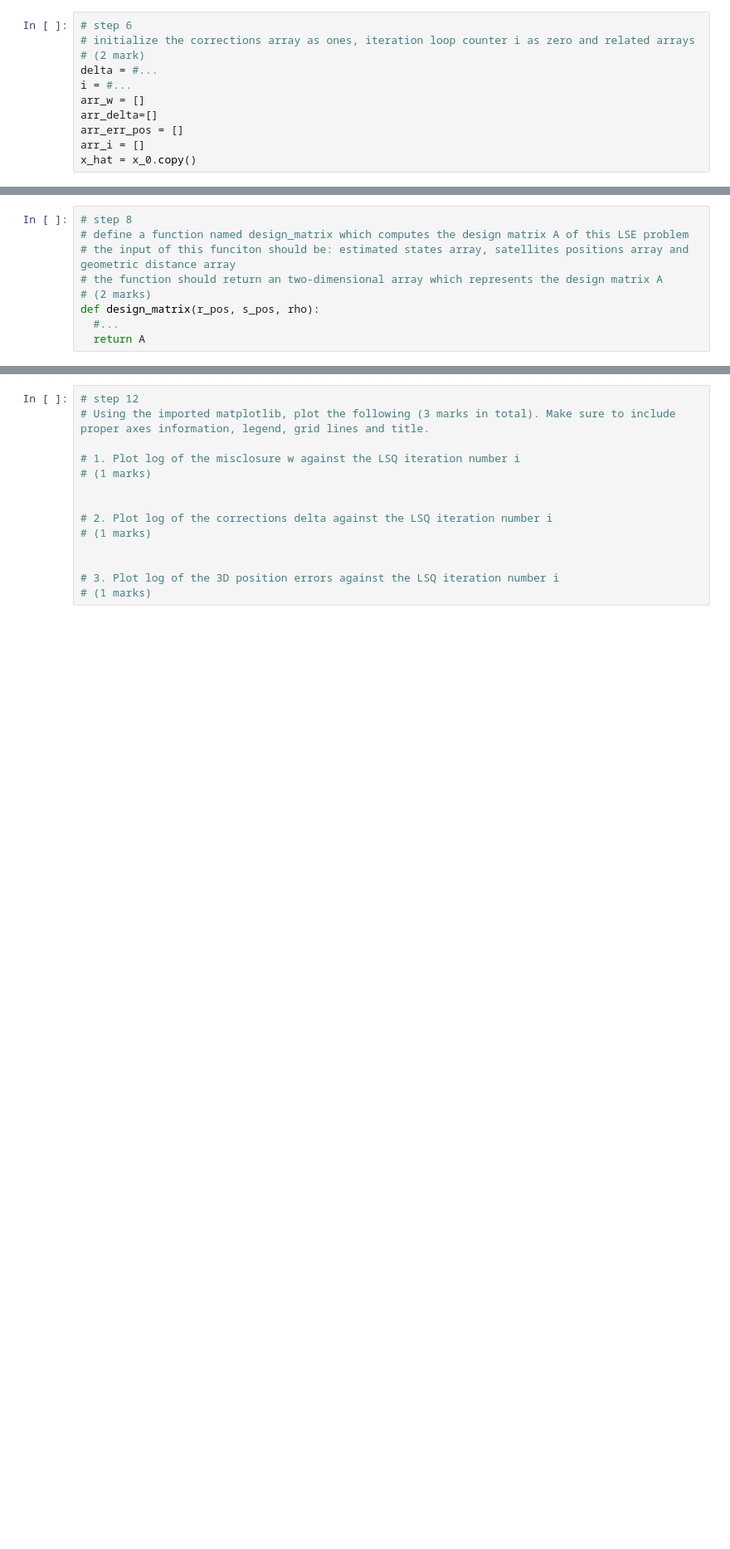
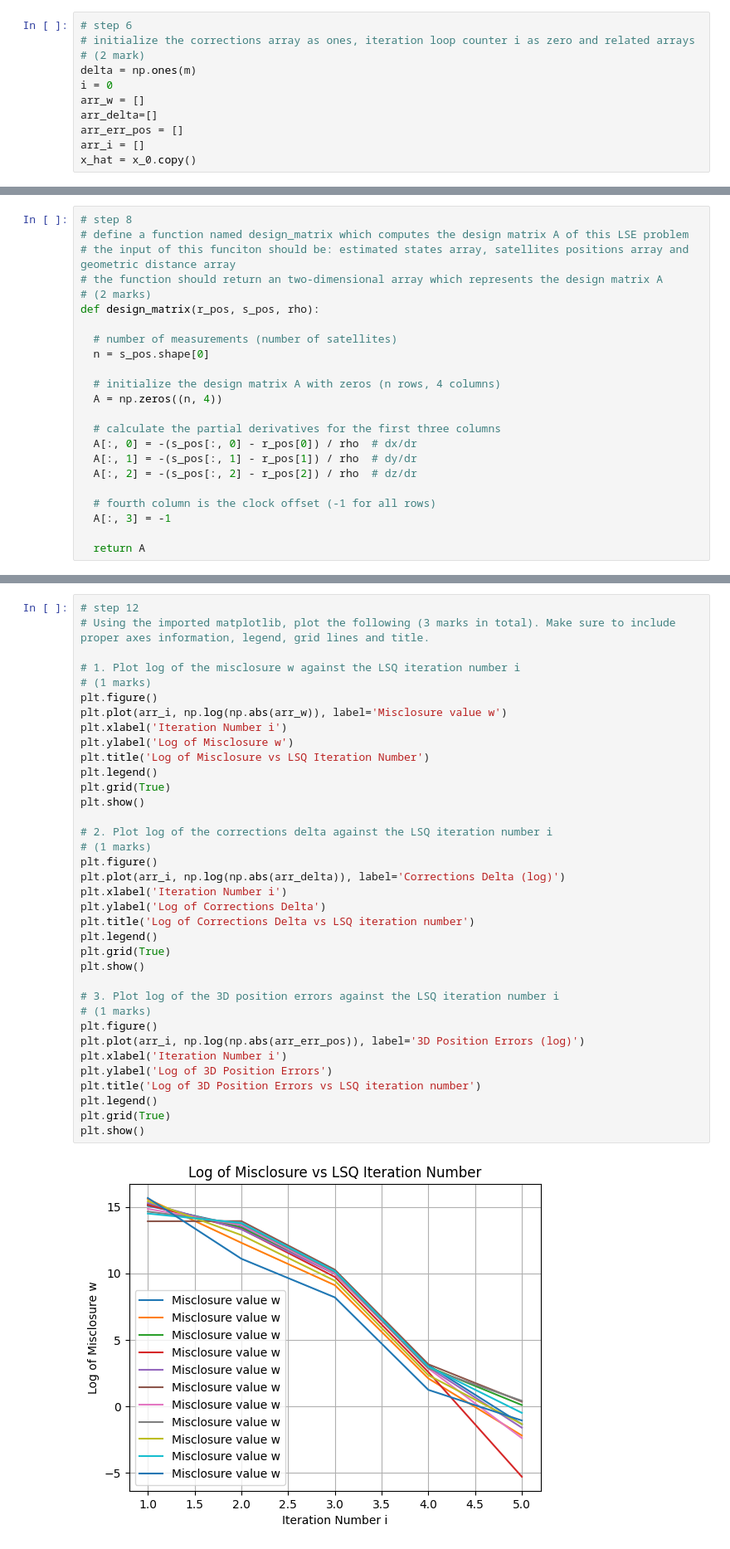
Before and after one commit to michael-shi-uofc/engg680_2024_fall, a Jupyter notebook: Lab_Assignment2/Assignment2.ipynb, the cells around one changed output, grey strips where cells are left out. Shown at 83% size. Cells and saved outputs as stored; diff of their text form; blank space fills up the shorter version.

```diff
--- a/Lab_Assignment2/Assignment2.ipynb
+++ b/Lab_Assignment2/Assignment2.ipynb
@@ -235,8 +413,8 @@ GroundTruth=np.array([-1633489.37967725,	-3651627.18250363,	4952481.61954918])
 # step 6
 # initialize the corrections array as ones, iteration loop counter i as zero and related arrays
 # (2 mark)
-delta = #...
-i = #...
+delta = np.ones(m)
+i = 0
 arr_w = []
 arr_delta=[]
 arr_err_pos = []
@@ -259,7 +443,21 @@ def euclidean_norm(receiver_pos, satellite_pos):
 # the function should return an two-dimensional array which represents the design matrix A
 # (2 marks)
 def design_matrix(r_pos, s_pos, rho):
-  #...
+
+  # number of measurements (number of satellites)
+  n = s_pos.shape[0]
+
+  # initialize the design matrix A with zeros (n rows, 4 columns)
+  A = np.zeros((n, 4))
+
+  # calculate the partial derivatives for the first three columns
+  A[:, 0] = -(s_pos[:, 0] - r_pos[0]) / rho  # dx/dr
+  A[:, 1] = -(s_pos[:, 1] - r_pos[1]) / rho  # dy/dr
+  A[:, 2] = -(s_pos[:, 2] - r_pos[2]) / rho  # dz/dr
+
+  # fourth column is the clock offset (-1 for all rows)
+  A[:, 3] = -1
+
   return A
 # %%
 # step 9
@@ -341,14 +598,38 @@ after the LSE convergence to the console.
 # %%
 # step 12
 # Using the imported matplotlib, plot the following (3 marks in total). Make sure to include proper axes information, legend, grid lines and title.
 
 # 1. Plot log of the misclosure w against the LSQ iteration number i
 # (1 marks)
-
+plt.figure()
+plt.plot(arr_i, np.log(np.abs(arr_w)), label='Misclosure value w')
+plt.xlabel('Iteration Number i')
+plt.ylabel('Log of Misclosure w')
+plt.title('Log of Misclosure vs LSQ Iteration Number')
+plt.legend()
+plt.grid(True)
+plt.show()
 
 # 2. Plot log of the corrections delta against the LSQ iteration number i
 # (1 marks)
-
+plt.figure()
+plt.plot(arr_i, np.log(np.abs(arr_delta)), label='Corrections Delta (log)')
+plt.xlabel('Iteration Number i')
+plt.ylabel('Log of Corrections Delta')
+plt.title('Log of Corrections Delta vs LSQ iteration number')
+plt.legend()
+plt.grid(True)
+plt.show()
 
 # 3. Plot log of the 3D position errors against the LSQ iteration number i
 # (1 marks)
+plt.figure()
+plt.plot(arr_i, np.log(np.abs(arr_err_pos)), label='3D Position Errors (log)')
+plt.xlabel('Iteration Number i')
+plt.ylabel('Log of 3D Position Errors')
+plt.title('Log of 3D Position Errors vs LSQ iteration number')
+plt.legend()
+plt.grid(True)
+plt.show()
+# %% [output]
+[figure, added]
```
Also changed, not shown: parts of 32 cells of this notebook, 1 other file.
